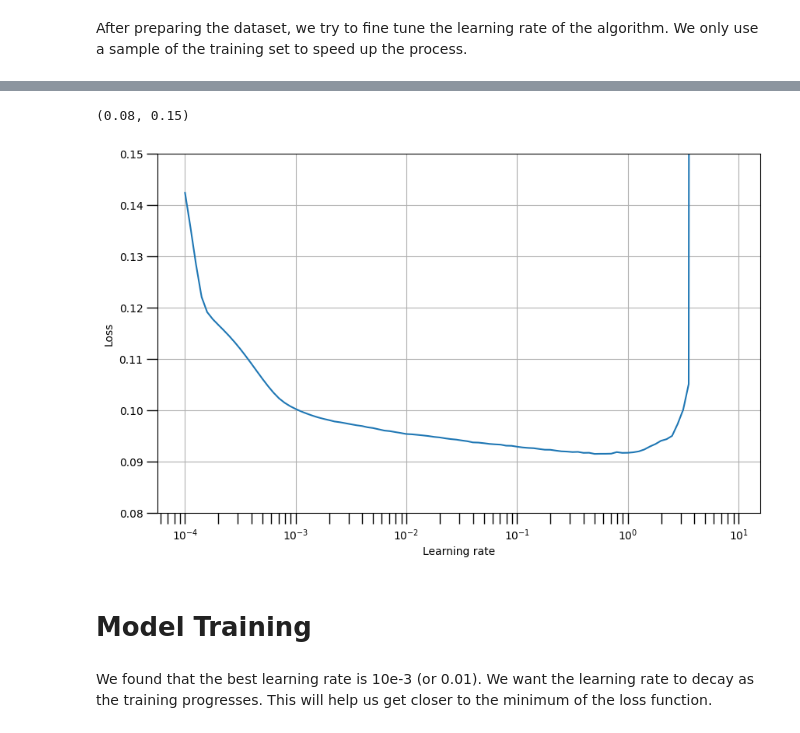
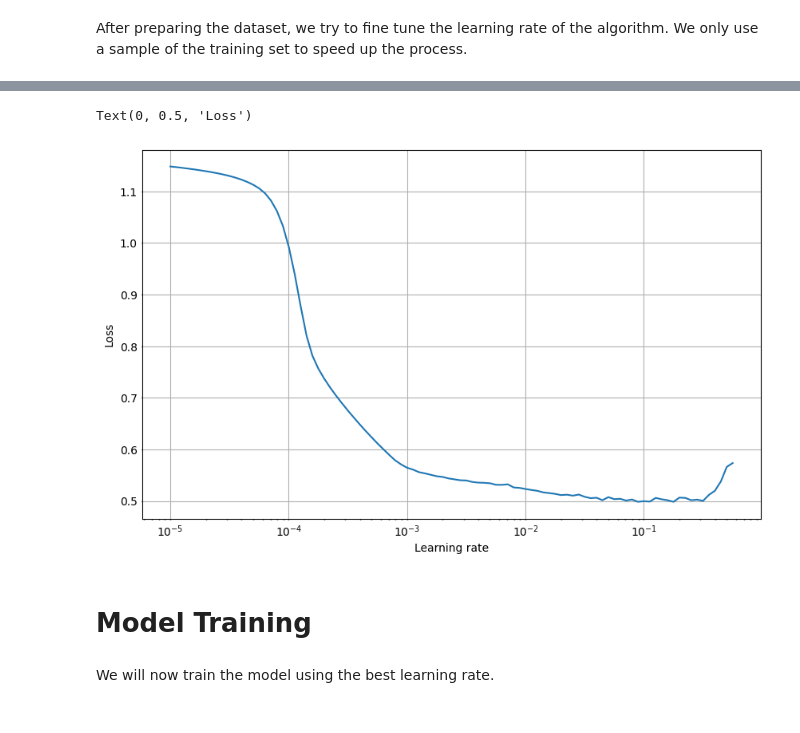
Before and after one commit to kassumanete/wawasan-capstone-ml, a Jupyter notebook: ml_modeling/sales_projection.ipynb, the cells around one changed output, grey strips where cells are left out. Saved outputs shown, nothing was run; the diff lists cells and outputs as text; code cells hidden in the pictures.

Commit message:
Finalized model.

```diff
--- a/ml_modeling/sales_projection.ipynb
+++ b/ml_modeling/sales_projection.ipynb
@@ -177,8 +187,6 @@ To enable them in other operations, rebuild TensorFlow with the appropriate comp
 # %%
 # Normalize the output
-target_mean = np.mean(target)
-target_std = np.std(target)
-target = (target - target_mean) / target_std
+target = (target - global_mean) / global_std
 # %% [markdown]
 Since we will be passing the item code as a feature to the model, we need to tokenize it.
 We use a helper function to create a tokenizer and fit it on the item codes.
@@ -202,23 +210,23 @@ val_split = int(0.9 * total_dates)
 
 #reshape the data to be 3D to easily extract the splits
 repeated_items = repeated_items.reshape(total_dates,-1,1)
-repeated_dates = repeated_dates.reshape(total_dates,-1,4)
+repeated_dates = repeated_dates.reshape(total_dates,-1,dates_feature)
 sales_input = sales_input.reshape(total_dates,-1,WINDOW)
 target = target.reshape(total_dates,-1,1)
 
 #split the data
 train_items = repeated_items[:train_split].reshape(-1,1)
-train_dates = repeated_dates[:train_split].reshape(-1,4)
+train_dates = repeated_dates[:train_split].reshape(-1,dates_feature)
 train_sales = sales_input[:train_split].reshape(-1,WINDOW)
 train_target = target[:train_split].reshape(-1,1)
 
 val_items = repeated_items[train_split:val_split].reshape(-1,1)
-val_dates = repeated_dates[train_split:val_split].reshape(-1,4)
+val_dates = repeated_dates[train_split:val_split].reshape(-1,dates_feature)
 val_sales = sales_input[train_split:val_split].reshape(-1,WINDOW)
 val_target = target[train_split:val_split].reshape(-1,1)
 
 test_items = repeated_items[val_split:].reshape(-1,1)
-test_dates = repeated_dates[val_split:].reshape(-1,4)
+test_dates = repeated_dates[val_split:].reshape(-1,dates_feature)
 test_sales = sales_input[val_split:].reshape(-1,WINDOW)
 test_target = target[val_split:].reshape(-1,1)
 
@@ -261,7 +266,7 @@ def create_model(vectorizer, normalizer):
     '''
     #input layers
     item_input = tf.keras.Input(shape=(1,), name='item_input')
-    date_input = tf.keras.Input(shape=(4,), name='date_input')
+    date_input = tf.keras.Input(shape=(dates_feature,), name='date_input')
     sales_input = tf.keras.Input(shape=(WINDOW,),name='sales_input')
 
     #embedding layers
@@ -269,14 +274,15 @@ def create_model(vectorizer, normalizer):
     item_feature = tf.keras.layers.Flatten()(item_feature)
 
     #date layers
-    date_feature = tf.keras.layers.Dense(32, activation='relu')(date_input)
-    date_feature = tf.keras.layers.Dense(16, activation='relu')(date_feature)
-    date_feature = tf.keras.layers.Dense(8, activation='relu')(date_feature)
+    date_feature = tf.keras.layers.Dense(64, activation='relu')(date_input)
+    date_feature = tf.keras.layers.Dense(32, activation='relu')(date_feature)
 
     #sales layers
     sales_feature = normalizer(sales_input)
-    sales_feature = tf.keras.layers.Reshape((20,1))(sales_feature)
-    sales_feature = tf.keras.layers.Conv1D(32, 3, activation='relu', input_shape=(WINDOW,1))(sales_feature)
+    sales_feature = tf.keras.layers.Reshape((WINDOW,1))(sales_feature)
+    sales_feature = tf.keras.layers.Conv1D(64, 3,strides=1,
+                                           activation="relu",
+                                           padding='causal', input_shape=(WINDOW,1))(sales_feature)
     sales_feature = tf.keras.layers.LSTM(64, return_sequences=True)(sales_feature)
     sales_feature = tf.keras.layers.LSTM(64)(sales_feature)
 
@@ -284,6 +290,7 @@ def create_model(vectorizer, normalizer):
     #concatenate all layers
     x = tf.keras.layers.Concatenate()([item_feature, date_feature])
     x = tf.keras.layers.Concatenate()([x, sales_feature])
+    x = tf.keras.layers.Dense(128, activation='relu')(x)
     x = tf.keras.layers.Dense(64, activation='relu')(x)
     x = tf.keras.layers.Dense(32, activation='relu')(x)
     output = tf.keras.layers.Dense(1)(x)
@@ -324,13 +331,13 @@ val_sample = val_dataset.batch(BATCH_SIZE).take(val_length//10).prefetch(1)
 # %%
 #callback to tune the learning rate
 lr_schedule = tf.keras.callbacks.LearningRateScheduler(
-    lambda epoch: 1e-4 * 10**(epoch / 20))
+    lambda epoch: 1e-5 * 10**(epoch / 20))
 
 optimizer = tf.keras.optimizers.SGD(momentum=0.9)
 
-model.compile(loss=tf.keras.losses.Huber(),
+model.compile(loss=tf.keras.losses.MeanSquaredError(),
               optimizer=optimizer,
-              metrics=["mae"])
+              metrics=["mae", "mse"])
 
 history = model.fit(train_sample, epochs=100, callbacks=[lr_schedule],validation_data = val_sample, verbose=1)
 # %% [output]
@@ -354,28 +366,26 @@ Epoch 42/100
 # %%
 # Define the learning rate array
-lrs = 1e-4 * (10 ** (np.arange(100) / 20))
+lrs = 1e-5 * (10 ** (np.arange(100) / 20))
 
 # Set the figure size
 plt.figure(figsize=(10, 6))
 
 # Set the grid
 plt.grid(True)
 
 # Plot the loss in log scale
 plt.semilogx(lrs, history.history["loss"])
 
 # Increase the tickmarks size
-plt.tick_params('both', length=10, width=1, which='both')
+plt.tick_params('both', length=1, width=1, which='both')
 plt.xlabel("Learning rate")
 plt.ylabel("Loss")
-plt.ylim([0.08, 0.15])
 # %% [output]
-(0.08, 0.15)
+Text(0, 0.5, 'Loss')
-[figure, old version]
+[figure, new version]
 # %% [markdown]
 # Model Training
-# %% [markdown]
-We found that the best learning rate is 10e-3 (or 0.01).
-We want the learning rate to decay as the training progresses. This will help us get closer to the minimum of the loss function.
+# %% [markdown]
+We will now train the model using the best learning rate.
 # %%
 #set the learning rate
```
Also changed, not shown: parts of 23 cells of this notebook.
